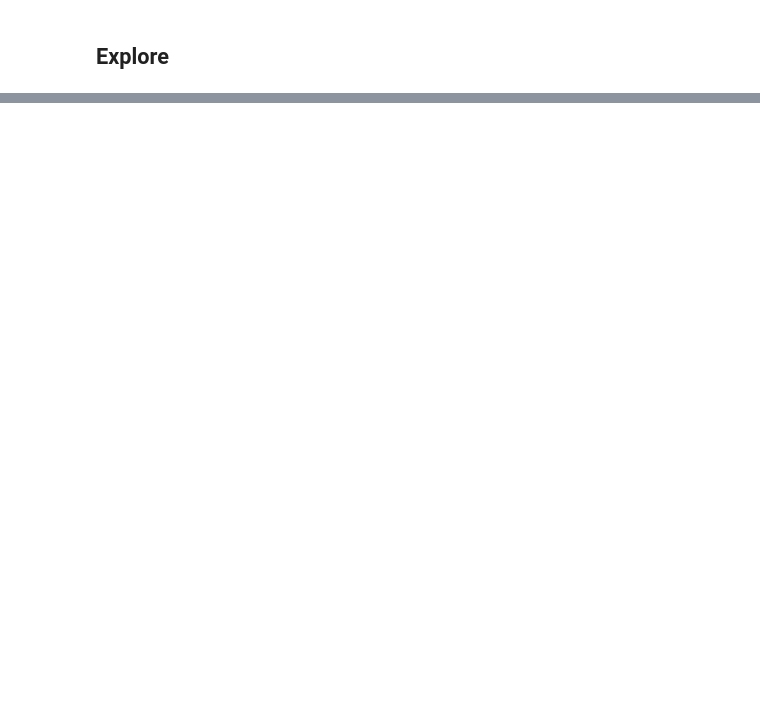
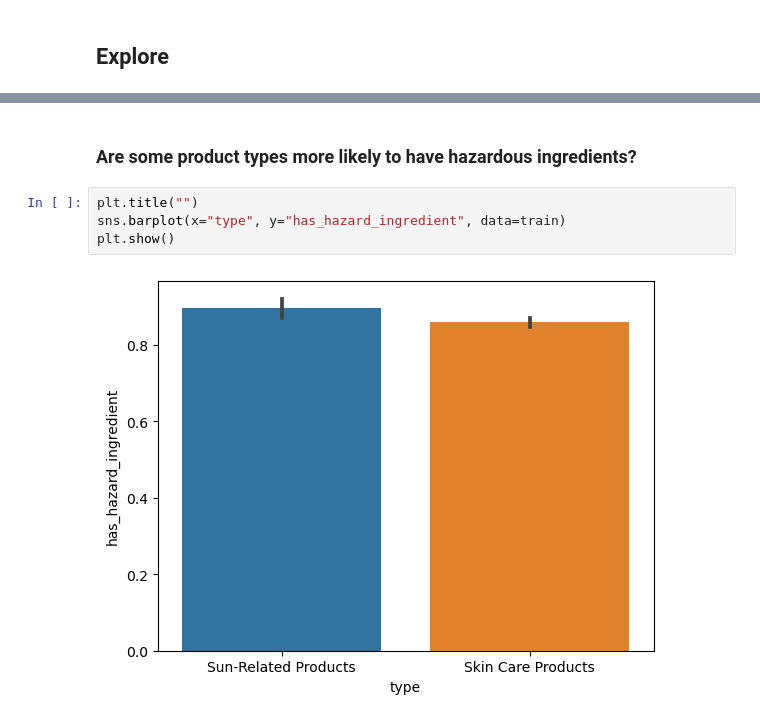
Before and after one commit to elizabethswarren/cosmetics_ds, a Jupyter notebook: final_notebook.ipynb, the cells around one changed output, grey strips where cells are left out. Cells and saved outputs as stored; diff of their text form; blank space fills up the shorter version.

```diff
--- a/final_notebook.ipynb
+++ b/final_notebook.ipynb
@@ -129,0 +140,8 @@ train, validate, test = p.train_validate_test_split(df, 'has_hazard_ingredient',
+# %% [markdown]
+### Are some product types more likely to have hazardous ingredients?
+# %%
+plt.title("")
+sns.barplot(x="type", y="has_hazard_ingredient", data=train)
+plt.show()
+# %% [output]
+[figure, added]
```
Also changed, not shown: parts of 22 cells of this notebook.
